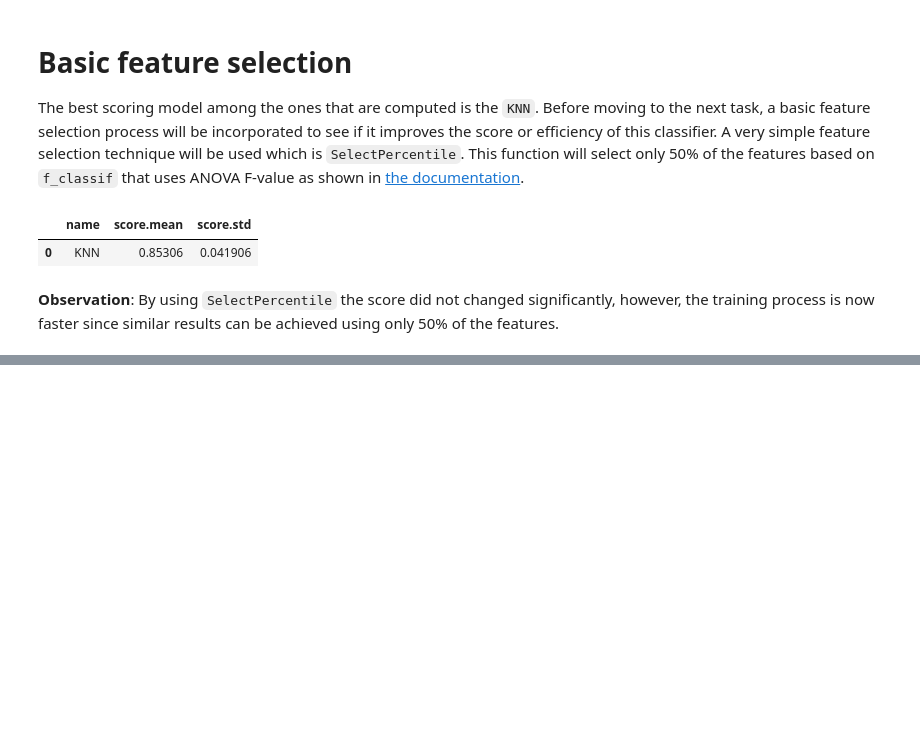
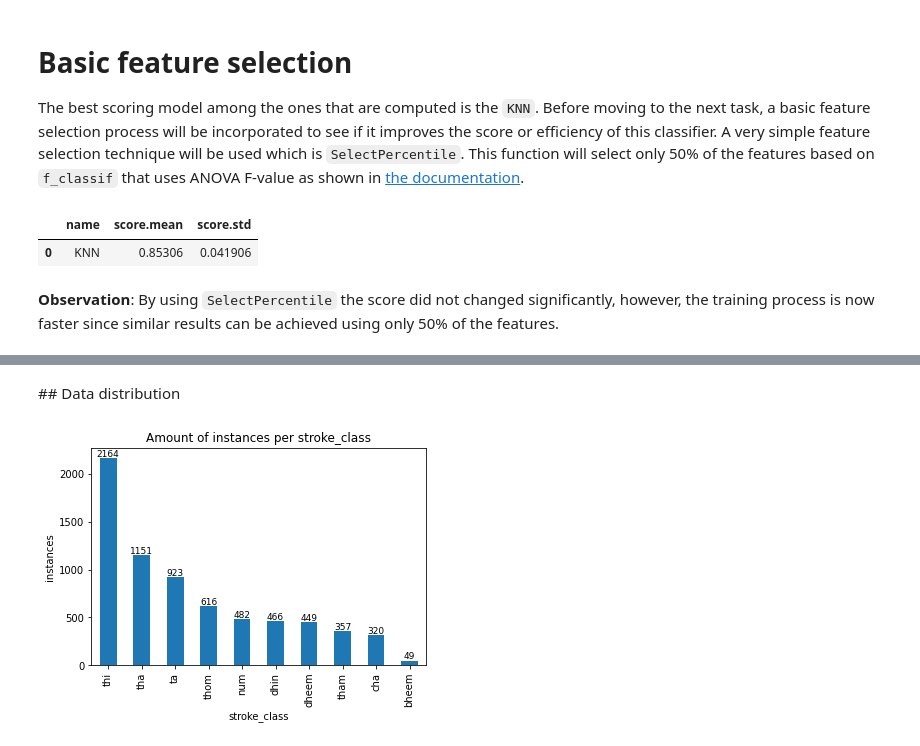
Before and after one commit to eagomez2/mir_basics, a Jupyter notebook: eagomez_assignment01_exemplary_mir_workflow.ipynb, the cells around one changed output, grey strips where cells are left out. Cells and saved outputs as stored; diff of their text form; code cells hidden in the pictures; blank space fills up the shorter version.

Commit message:
stroke classification plots added

```diff
--- a/eagomez_assignment01_exemplary_mir_workflow.ipynb
+++ b/eagomez_assignment01_exemplary_mir_workflow.ipynb
@@ -720,0 +741,6 @@ display(df_scores_selected)
+# %% [markdown]
+## Data distribution
+# %%
+plot_class_distribution_barplot(df_tonic_norm.stroke_class)
+# %% [output]
+[figure, added]
```
Also changed, not shown: parts of 7 cells of this notebook.
